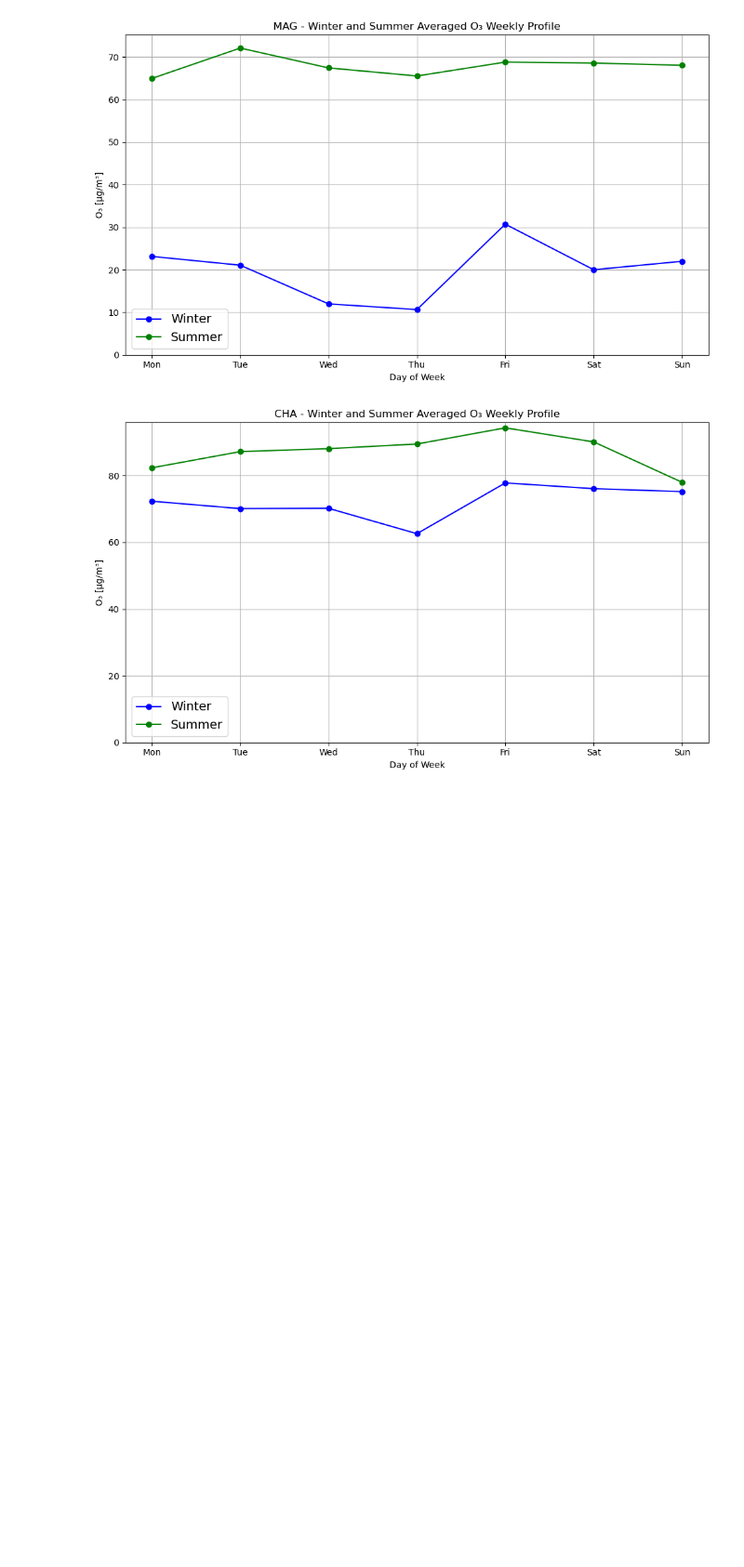
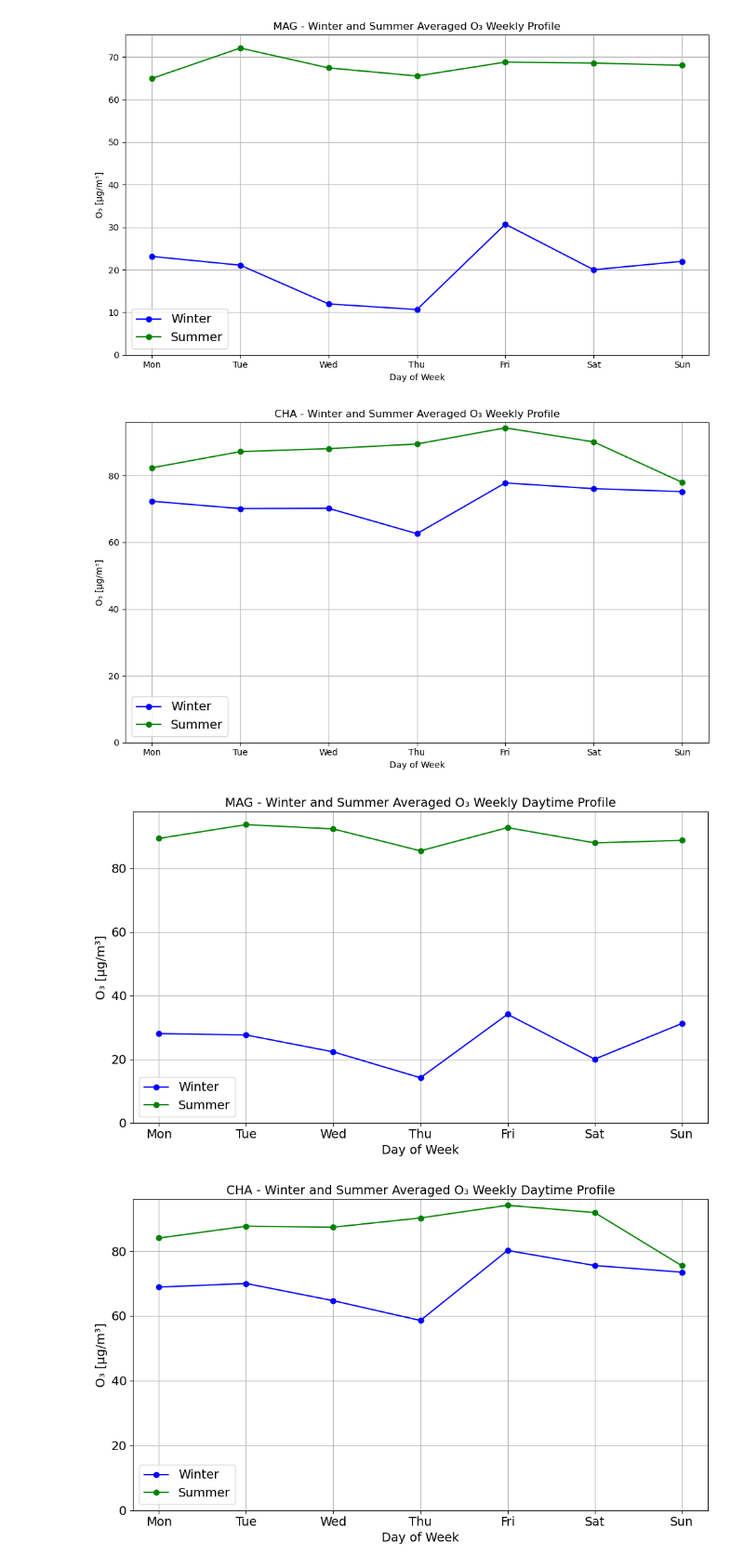
Before and after one commit to alexhvrl/PROJET-AIR-POLLUTION, a Jupyter notebook: QU5_YOAN/Quest5_OzoneCycles.ipynb, the cells around one changed output. Shown at 93% size. Cells and saved outputs as stored; diff of their text form; code cells hidden in the pictures; blank space fills up the shorter version.

```diff
--- a/QU5_YOAN/Quest5_OzoneCycles.ipynb
+++ b/QU5_YOAN/Quest5_OzoneCycles.ipynb
@@ -62,3 +62,73 @@ for station_code, station_col in station_cols.items():
 # %% [output]
 [figure]
 [figure]
+# %%
+import pandas as pd
+import matplotlib.pyplot as plt
+from datetime import datetime, timedelta
+
+# --- SETTINGS ---
+csv_file = "O3.csv"  # Update with your file path
+colors = {'MAG': 'blue', 'CHA': 'green'}
+station_cols = {'MAG': 'Magadino-Cadenazzo', 'CHA': 'Chaumont'}
+seasons = {'Winter': 12, 'Summer': 6}
+year = 2024
+
+# --- Load Data ---
+df = pd.read_csv(csv_file, sep=';', parse_dates=['Date/heure'], dayfirst=True)
+df = df.rename(columns={'Date/heure': 'datetime'})
+df.set_index('datetime', inplace=True)
+
+# --- Get First Monday of a Month ---
+def get_first_monday(year, month):
+    d = datetime(year, month, 1)
+    while d.weekday() != 0:
+        d += timedelta(days=1)
+    return d
+
+# --- Get 12-week Daily Average by Weekday ---
+def get_weekly_profile(df, station_col, start_date):
+    end_date = start_date + timedelta(weeks=12)
+    df_period = df.loc[(df.index >= start_date) & (df.index < end_date)]
+
+    # Keep only data between 9AM and 5PM
+    df_period = df_period.between_time('09:00', '17:00')
+
+    # Compute daily averages (only for filtered hours)
+    daily_avg = df_period.resample('D')[station_col].mean().to_frame(name='ozone')
+    daily_avg['weekday'] = daily_avg.index.weekday  # 0 = Monday
+
+    # Group by weekday and average
+    weekday_avg = daily_avg.groupby('weekday')['ozone'].mean()
+    weekday_avg.index = ['Mon', 'Tue', 'Wed', 'Thu', 'Fri', 'Sat', 'Sun']
+
+    return weekday_avg
+
+# --- Plot Function: For Each Station, Compare Winter and Summer ---
+def plot_station_comparison(station_code, winter_avg, summer_avg, color_winter, color_summer):
+    plt.figure(figsize=(10, 6))
+    plt.plot(winter_avg.index, winter_avg.values, marker='o', label='Winter', color=color_winter)
+    plt.plot(summer_avg.index, summer_avg.values, marker='o', label='Summer', color=color_summer)
+    plt.title(f"{station_code} - Winter and Summer Averaged O₃ Weekly Daytime Profile", fontsize=14)
+    plt.xlabel("Day of Week", fontsize=14)
+    plt.ylabel("O₃ [µg/m³]", fontsize=14)
+    plt.grid(True)
+    plt.legend(fontsize=14)
+
+    plt.xticks(fontsize=14)
+    plt.yticks(fontsize=14)
+
+    # Set Y-axis to start from 0
+    plt.ylim(bottom=0)
+
+    plt.tight_layout()
+    plt.show()
+
+# --- Run for Both Stations (MAG and CHA) ---
+for station_code, station_col in station_cols.items():
+    winter_avg = get_weekly_profile(df, station_col, get_first_monday(year, 12))  # Winter starts in December
+    summer_avg = get_weekly_profile(df, station_col, get_first_monday(year, 6))  # Summer starts in June
+    plot_station_comparison(station_code, winter_avg, summer_avg, 'blue', 'green')
+# %% [output]
+[figure, added]
+[figure, added]
```
